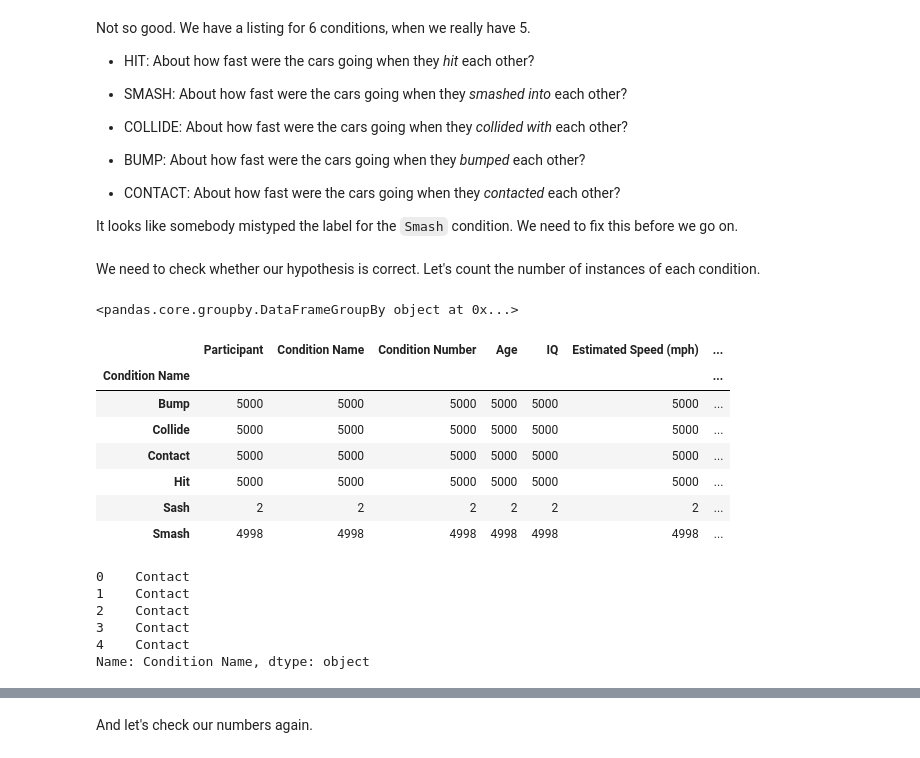
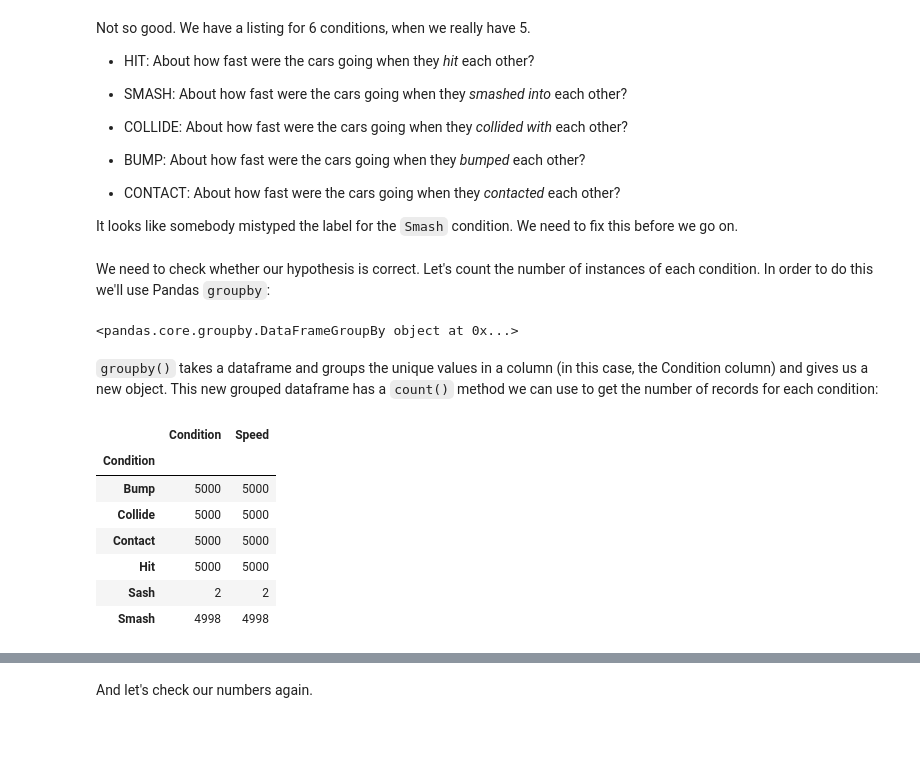
Before and after one commit to swcarpentry/DEPRECATED-bc, a Jupyter notebook: example/loftus/Loftus_example.ipynb, the cells around one changed output, grey strips where cells are left out. Cells and saved outputs as stored; diff of their text form; code cells hidden in the pictures.

```diff
--- a/example/loftus/Loftus_example.ipynb
+++ b/example/loftus/Loftus_example.ipynb
@@ -158,5 +182,5 @@ Not so good. We have a listing for 6 conditions, when we really have 5.
 
 It looks like somebody mistyped the label for the `Smash` condition. We need to fix this before we go on.
 # %% [markdown]
-We need to check whether our hypothesis is correct. Let's count the number of instances of each condition.
+We need to check whether our hypothesis is correct. Let's count the number of instances of each condition. In order to do this we'll use Pandas `groupby`:
 # %%
@@ -164,22 +188,15 @@ data.groupby('Condition Name')
 # %% [output]
 <pandas.core.groupby.DataFrameGroupBy object at 0x...>
+# %% [markdown]
+`groupby()` takes a dataframe and groups the unique values in a column (in this case, the Condition column) and gives us a new object. This new grouped dataframe has a `count()` method we can use to get the number of records for each condition:
 # %%
-data.groupby('Condition Name').count()
+speed_data.groupby('Condition').count()
 # %% [output]
-|  | Participant | Condition Name | Condition Number | Age | IQ | Estimated Speed (mph) | ... |
-| Condition Name |  |  |  |  |  |  | ... |
-| Bump | 5000 | 5000 | 5000 | 5000 | 5000 | 5000 | ... |
-| Collide | 5000 | 5000 | 5000 | 5000 | 5000 | 5000 | ... |
-| Contact | 5000 | 5000 | 5000 | 5000 | 5000 | 5000 | ... |
-| Hit | 5000 | 5000 | 5000 | 5000 | 5000 | 5000 | ... |
-| Sash | 2 | 2 | 2 | 2 | 2 | 2 | ... |
-| Smash | 4998 | 4998 | 4998 | 4998 | 4998 | 4998 | ... |
+|  | Condition | Speed |
+| Condition |  |  |
+| Bump | 5000 | 5000 |
+| Collide | 5000 | 5000 |
+| Contact | 5000 | 5000 |
+| Hit | 5000 | 5000 |
+| Sash | 2 | 2 |
+| Smash | 4998 | 4998 |
-# %%
-data['Condition Name'].head()
-# %% [output]
-0    Contact
-1    Contact
-2    Contact
-3    Contact
-4    Contact
-Name: Condition Name, dtype: object
```
Also changed, not shown: parts of 38 cells of this notebook.
